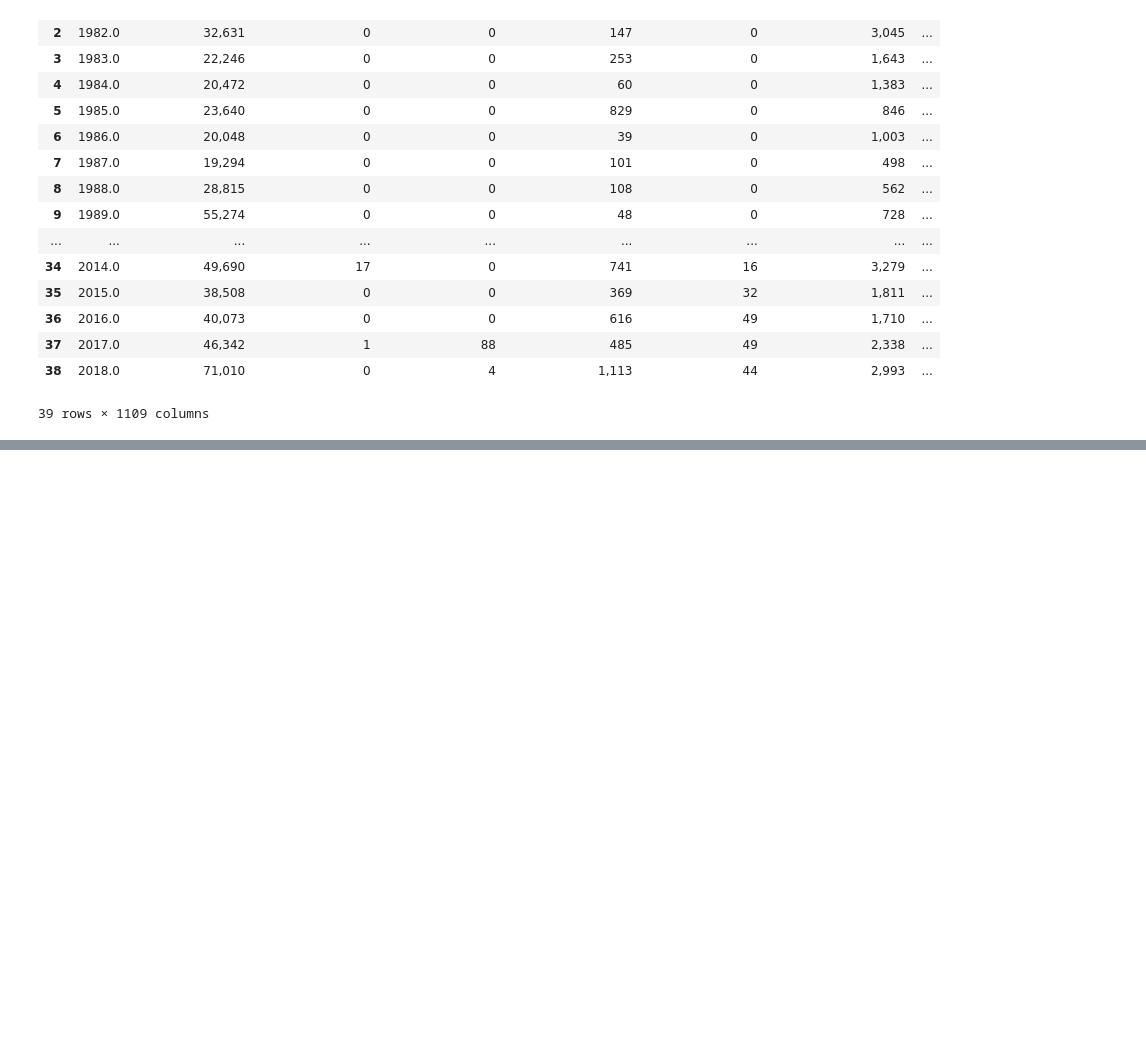
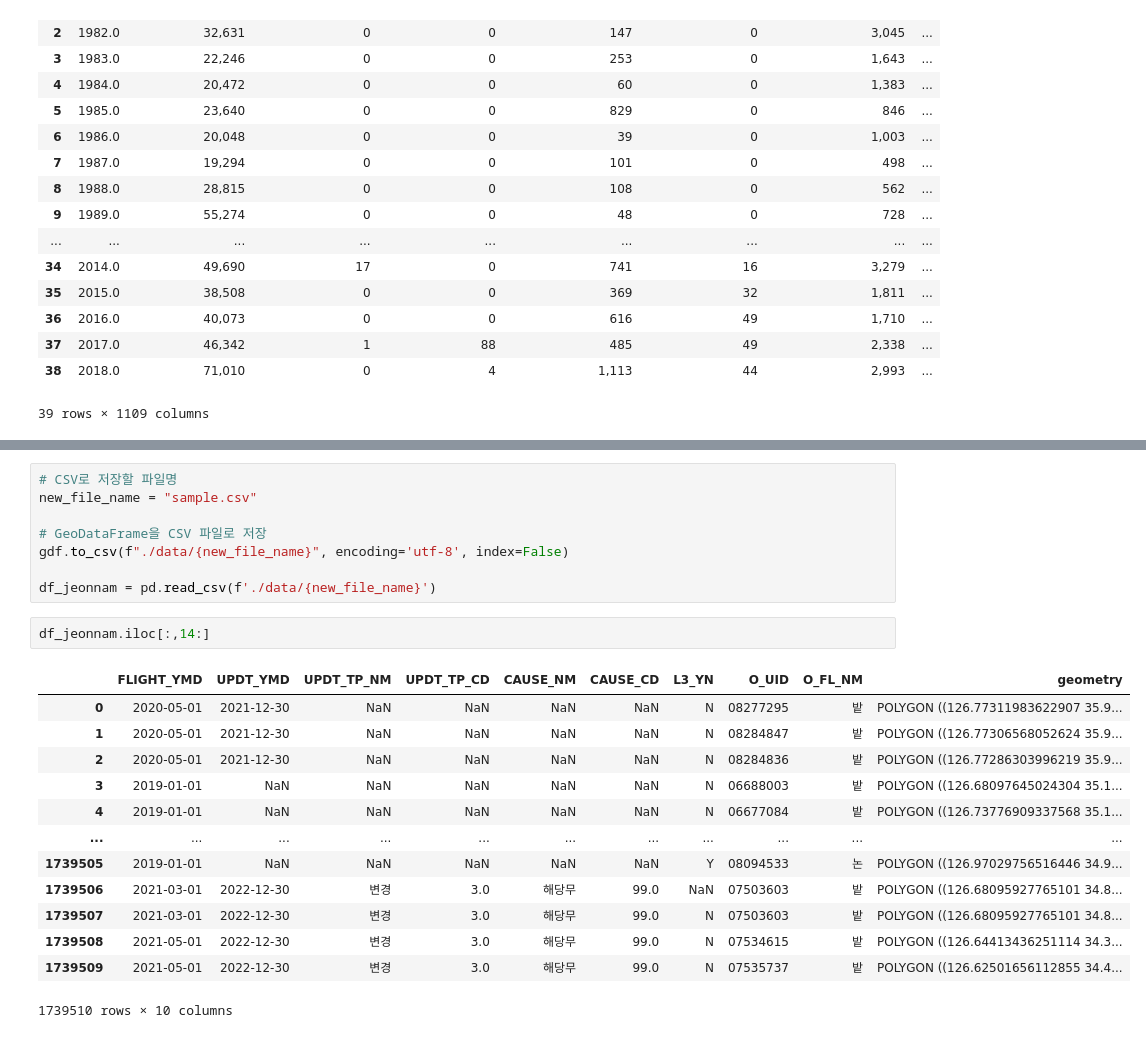
Before and after one commit to minyou2675/AWS_BigData_Contest, a Jupyter notebook: kunha/Production.ipynb, the cells around one changed output, grey strips where cells are left out. Saved outputs shown, nothing was run; the diff lists cells and outputs as text; blank space fills up the shorter version.

```diff
--- a/kunha/Production.ipynb
+++ b/kunha/Production.ipynb
@@ -78,0 +130,24 @@ df_[col_production.insert(0,'조회일자')]
+# %%
+# CSV로 저장할 파일명
+new_file_name = "sample.csv"
+
+# GeoDataFrame을 CSV 파일로 저장
+gdf.to_csv(f"./data/{new_file_name}", encoding='utf-8', index=False)
+
+df_jeonnam = pd.read_csv(f'./data/{new_file_name}')
+# %%
+df_jeonnam.iloc[:,14:]
+# %% [output]
+|  | FLIGHT_YMD | UPDT_YMD | UPDT_TP_NM | UPDT_TP_CD | CAUSE_NM | CAUSE_CD | L3_YN | O_UID | O_FL_NM | geometry |
+| 0 | 2020-05-01 | 2021-12-30 | NaN | NaN | NaN | NaN | N | 08277295 | 밭 | POLYGON ((126.77311983622907 35.9... |
+| 1 | 2020-05-01 | 2021-12-30 | NaN | NaN | NaN | NaN | N | 08284847 | 밭 | POLYGON ((126.77306568052624 35.9... |
+| 2 | 2020-05-01 | 2021-12-30 | NaN | NaN | NaN | NaN | N | 08284836 | 밭 | POLYGON ((126.77286303996219 35.9... |
+| 3 | 2019-01-01 | NaN | NaN | NaN | NaN | NaN | N | 06688003 | 밭 | POLYGON ((126.68097645024304 35.1... |
+| 4 | 2019-01-01 | NaN | NaN | NaN | NaN | NaN | N | 06677084 | 밭 | POLYGON ((126.73776909337568 35.1... |
+| ... | ... | ... | ... | ... | ... | ... | ... | ... | ... | ... |
+| 1739505 | 2019-01-01 | NaN | NaN | NaN | NaN | NaN | Y | 08094533 | 논 | POLYGON ((126.97029756516446 34.9... |
+| 1739506 | 2021-03-01 | 2022-12-30 | 변경 | 3.0 | 해당무 | 99.0 | NaN | 07503603 | 밭 | POLYGON ((126.68095927765101 34.8... |
+| 1739507 | 2021-03-01 | 2022-12-30 | 변경 | 3.0 | 해당무 | 99.0 | N | 07503603 | 밭 | POLYGON ((126.68095927765101 34.8... |
+| 1739508 | 2021-05-01 | 2022-12-30 | 변경 | 3.0 | 해당무 | 99.0 | N | 07534615 | 밭 | POLYGON ((126.64413436251114 34.3... |
+| 1739509 | 2021-05-01 | 2022-12-30 | 변경 | 3.0 | 해당무 | 99.0 | N | 07535737 | 밭 | POLYGON ((126.62501656112855 34.4... |
+1739510 rows × 10 columns
```
Also changed, not shown: parts of 10 cells of this notebook.
